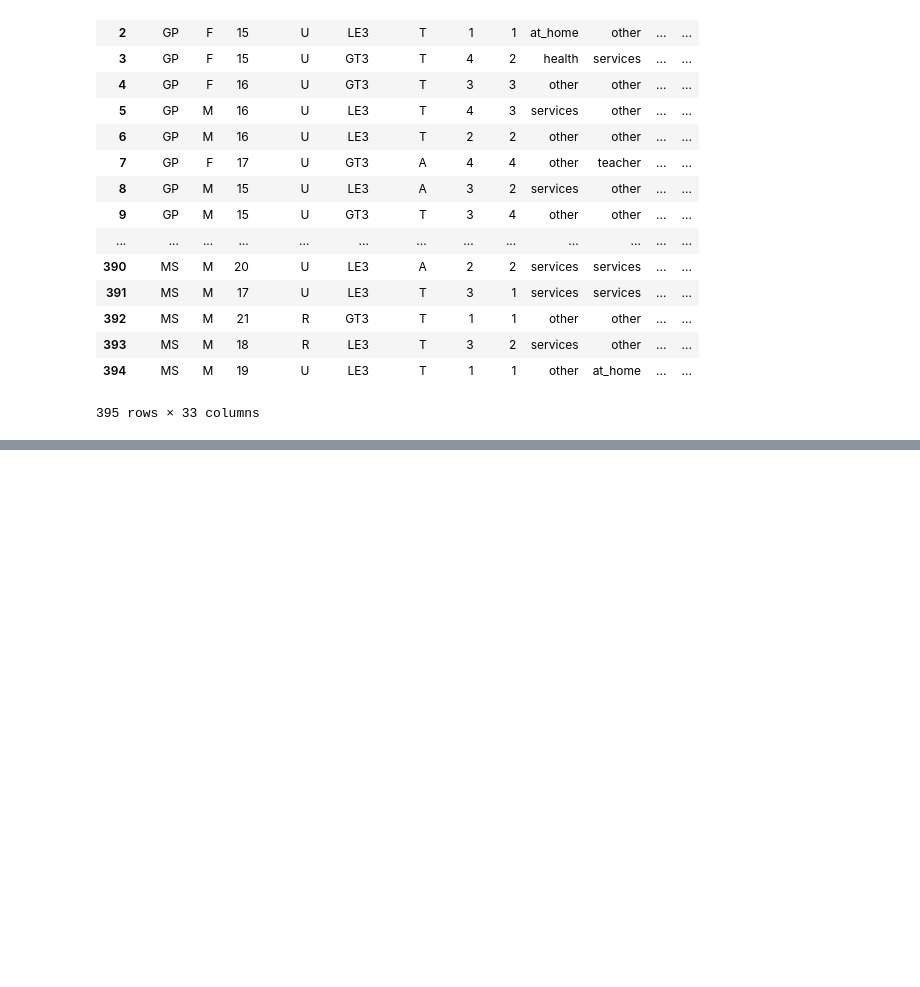
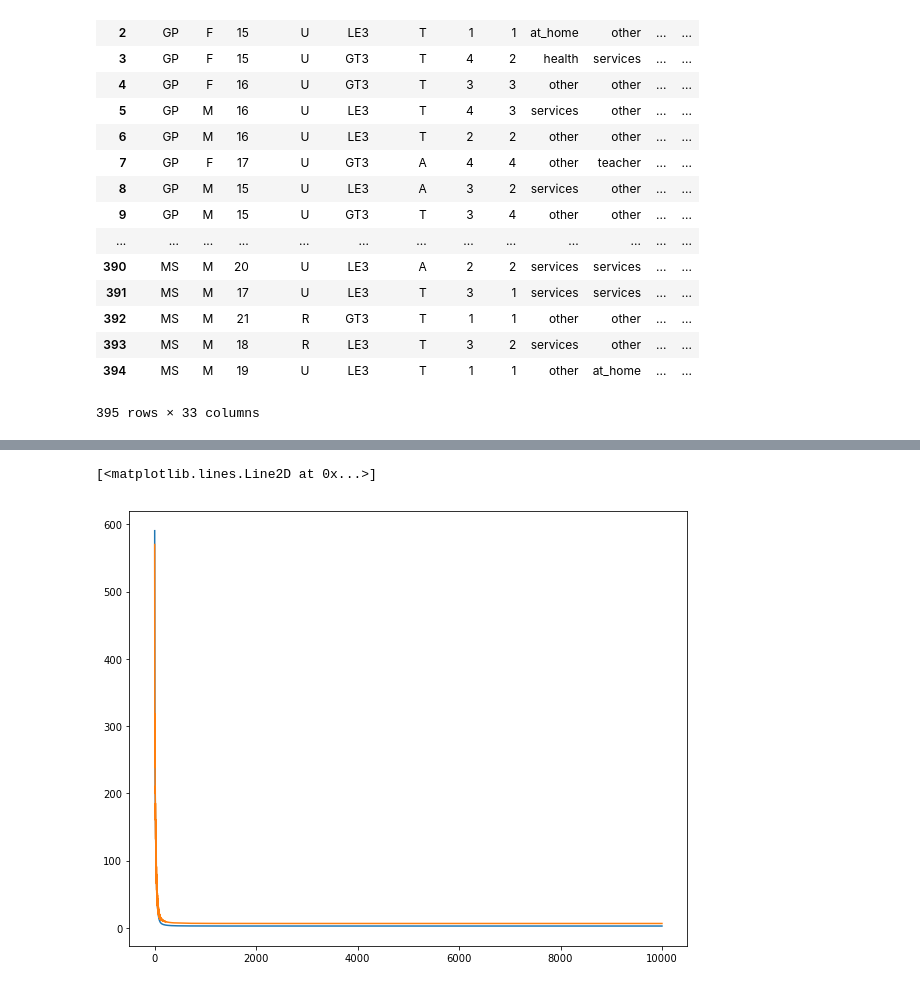
Before and after one commit to mohammadmozafari/data-mining-aut, a Jupyter notebook: 1_preprocessing_and_linear_regression.ipynb, the cells around one changed output, grey strips where cells are left out. Saved outputs shown, nothing was run; the diff lists cells and outputs as text; code cells hidden in the pictures; blank space fills up the shorter version.

Commit message:
Plot training history

```diff
--- a/1_preprocessing_and_linear_regression.ipynb
+++ b/1_preprocessing_and_linear_regression.ipynb
@@ -130,7 +130,7 @@ student
 395 rows × 33 columns
 # %%
 train_split = 0.8
-iters = 1000
+iters = 10000
 alpha = 0.00001
 # %%
 important_cols = ['age', 'Medu', 'Fedu', 'famrel', 'freetime', 'goout',
@@ -144,6 +144,11 @@ y_train = dataset[:num_train, -1]
 x_test = dataset[num_train:, :-1]
 y_test = dataset[num_train:, -1]
 
+bias = np.ones((x_train.shape[0], 1))
+x_train = np.concatenate((x_train, bias), axis=1)
+bias = np.ones((x_test.shape[0], 1))
+x_test = np.concatenate((x_test, bias), axis=1)
+
 print('Train data shape: {}'.format(x_train.shape))
 print('Train labels shape: {}'.format(y_train.shape))
 print('Test data shape: {}'.format(x_test.shape))
@@ -159,12 +164,7 @@ Test labels shape: (79,)
 # %%
 class LinearRegression():
     def __init__(self, num_in):
-        self.beta = np.random.randn(num_in + 1)
-
-    def add_bias(self, x):
-        bias = np.ones((x.shape[0], 1))
-        x_new = np.concatenate((x, bias), axis=1)
-        return x_new
+        self.beta = np.random.randn(num_in)
 
     def forward(self, x, y):
         y_pred = x @ self.beta
@@ -175,10 +175,17 @@ class LinearRegression():
         dcost_dbeta = x.T @ x @ self.beta - x.T @ y
         self.beta = self.beta - alpha * dcost_dbeta
 # %%
+train_history = []
+test_history = []
+
 net = LinearRegression(x_train.shape[1])
-x_train = net.add_bias(x_train)
 for i in range(iters):
     _, loss = net.forward(x_train, y_train)
-    print('Iteration {:<3}: Loss = {:.3f}'.format(i+1, loss))
+    _, test_loss = net.forward(x_test, y_test)
     net.step(x_train, y_train, alpha)
+    train_history.append(loss)
+    test_history.append(test_loss)
+
+    if i % 100 == 99:
+        print('Iteration {:<3}: Train Loss = {:.3f} - Test Loss = {:.3f}'.format(i+1, loss, test_loss))
 # %% [output]
@@ -201,0 +209,6 @@ Iteration 1000: Loss = 2.944
+# %%
+plt.plot(train_history)
+plt.plot(test_history)
+# %% [output]
+[<matplotlib.lines.Line2D at 0x...>]
+[figure, added]
```
Also changed, not shown: parts of 2 cells of this notebook.
